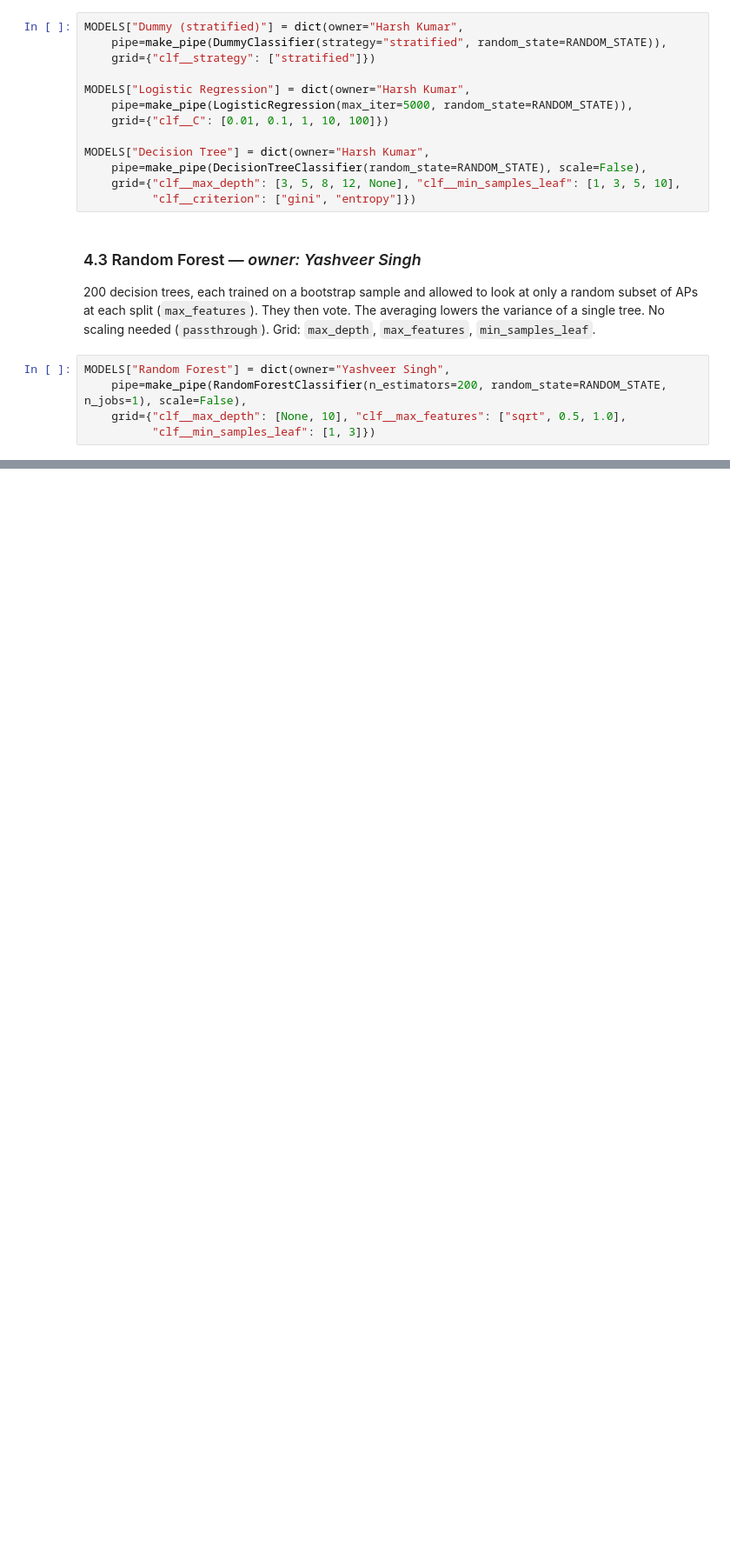
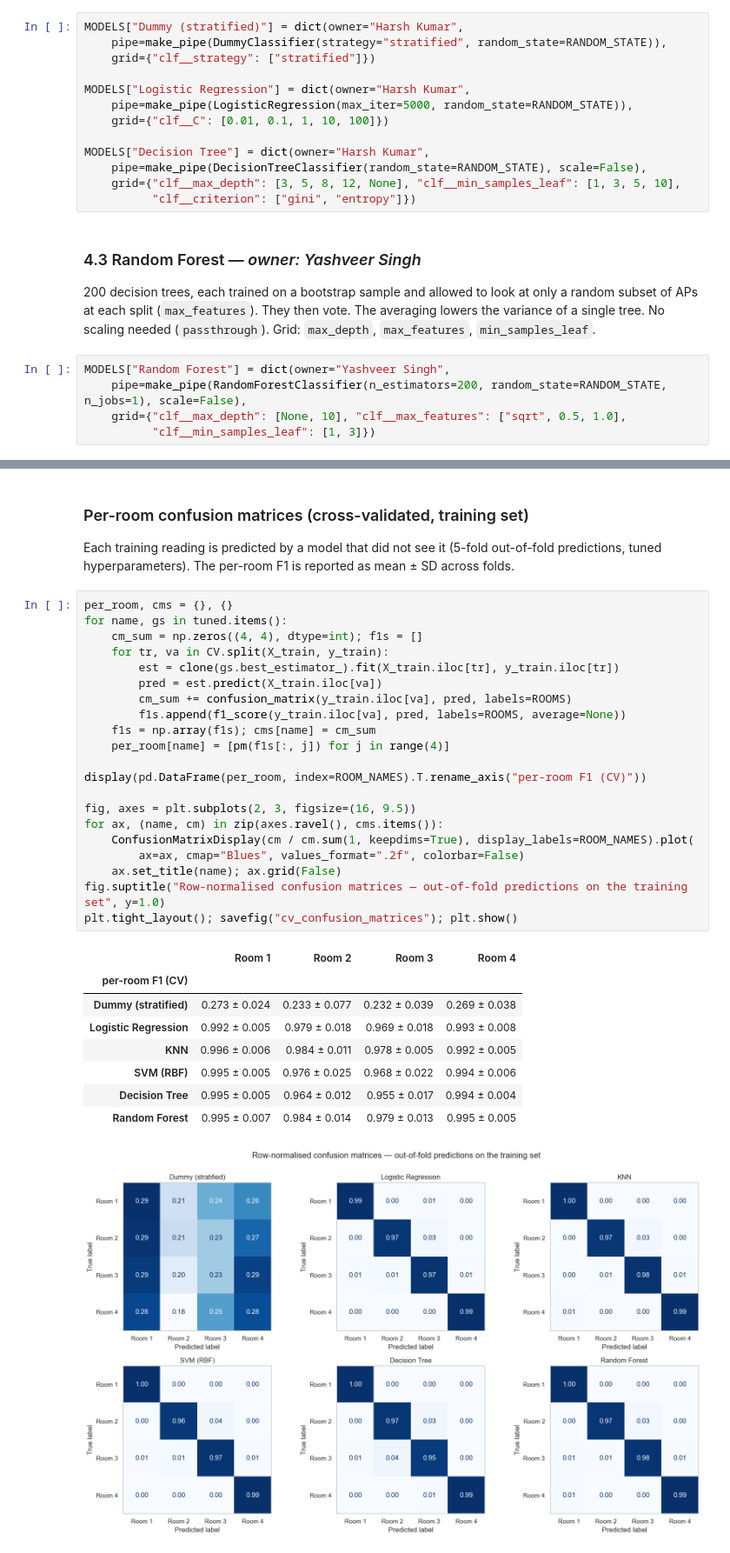
Before and after one commit to techshowdown123-creator/wifi-indoor-localisation, a Jupyter notebook: P6_WiFi_Localisation.ipynb, the cells around one changed output, grey strips where cells are left out. Shown at 87% size. Cells and saved outputs as stored; diff of their text form; blank space fills up the shorter version.

```diff
--- a/P6_WiFi_Localisation.ipynb
+++ b/P6_WiFi_Localisation.ipynb
@@ -427,0 +490,34 @@ MODELS["Random Forest"] = dict(owner="Yashveer Singh",
+# %% [markdown]
+### Per-room confusion matrices (cross-validated, training set)
+Each training reading is predicted by a model that did not see it (5-fold out-of-fold predictions, tuned hyperparameters). The per-room F1 is reported as mean ± SD across folds.
+# %%
+per_room, cms = {}, {}
+for name, gs in tuned.items():
+    cm_sum = np.zeros((4, 4), dtype=int); f1s = []
+    for tr, va in CV.split(X_train, y_train):
+        est = clone(gs.best_estimator_).fit(X_train.iloc[tr], y_train.iloc[tr])
+        pred = est.predict(X_train.iloc[va])
+        cm_sum += confusion_matrix(y_train.iloc[va], pred, labels=ROOMS)
+        f1s.append(f1_score(y_train.iloc[va], pred, labels=ROOMS, average=None))
+    f1s = np.array(f1s); cms[name] = cm_sum
+    per_room[name] = [pm(f1s[:, j]) for j in range(4)]
+
+display(pd.DataFrame(per_room, index=ROOM_NAMES).T.rename_axis("per-room F1 (CV)"))
+
+fig, axes = plt.subplots(2, 3, figsize=(16, 9.5))
+for ax, (name, cm) in zip(axes.ravel(), cms.items()):
+    ConfusionMatrixDisplay(cm / cm.sum(1, keepdims=True), display_labels=ROOM_NAMES).plot(
+        ax=ax, cmap="Blues", values_format=".2f", colorbar=False)
+    ax.set_title(name); ax.grid(False)
+fig.suptitle("Row-normalised confusion matrices — out-of-fold predictions on the training set", y=1.0)
+plt.tight_layout(); savefig("cv_confusion_matrices"); plt.show()
+# %% [output]
+|  | Room 1 | Room 2 | Room 3 | Room 4 |
+| per-room F1 (CV) |  |  |  |  |
+| Dummy (stratified) | 0.273 ± 0.024 | 0.233 ± 0.077 | 0.232 ± 0.039 | 0.269 ± 0.038 |
+| Logistic Regression | 0.992 ± 0.005 | 0.979 ± 0.018 | 0.969 ± 0.018 | 0.993 ± 0.008 |
+| KNN | 0.996 ± 0.006 | 0.984 ± 0.011 | 0.978 ± 0.005 | 0.992 ± 0.005 |
+| SVM (RBF) | 0.995 ± 0.005 | 0.976 ± 0.025 | 0.968 ± 0.022 | 0.994 ± 0.006 |
+| Decision Tree | 0.995 ± 0.005 | 0.964 ± 0.012 | 0.955 ± 0.017 | 0.994 ± 0.004 |
+| Random Forest | 0.995 ± 0.007 | 0.984 ± 0.014 | 0.979 ± 0.013 | 0.995 ± 0.005 |
+[figure, added]
```
Also changed, not shown: parts of 5 cells of this notebook, 3 other files.
